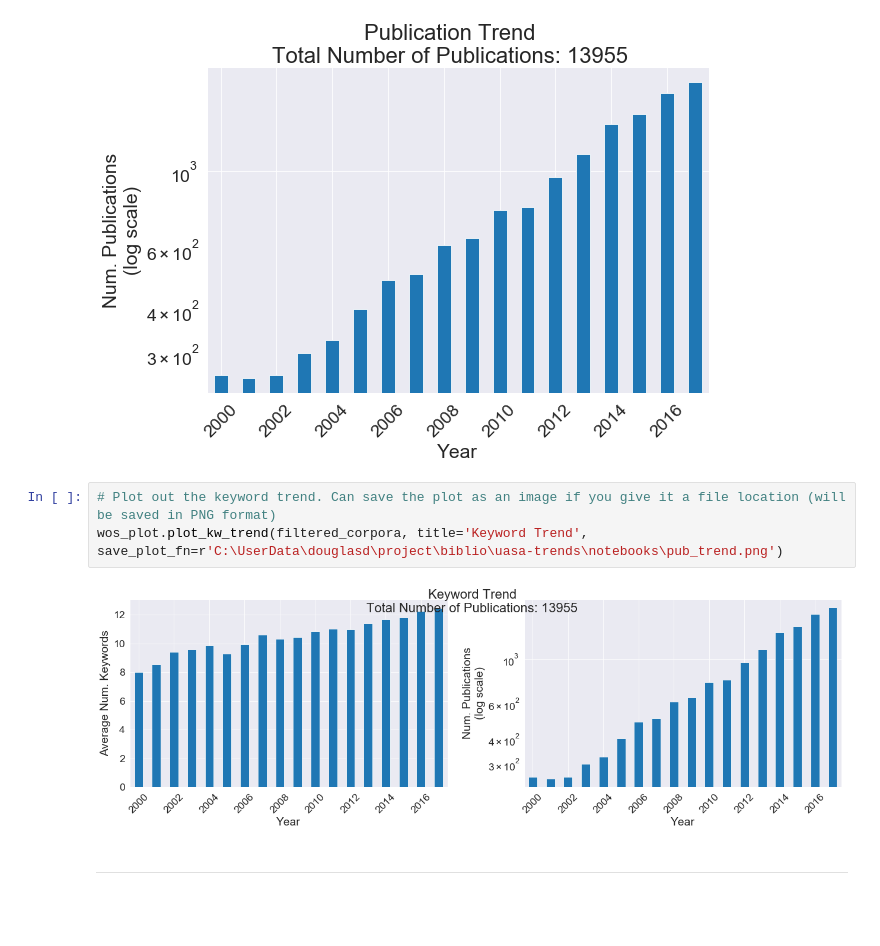
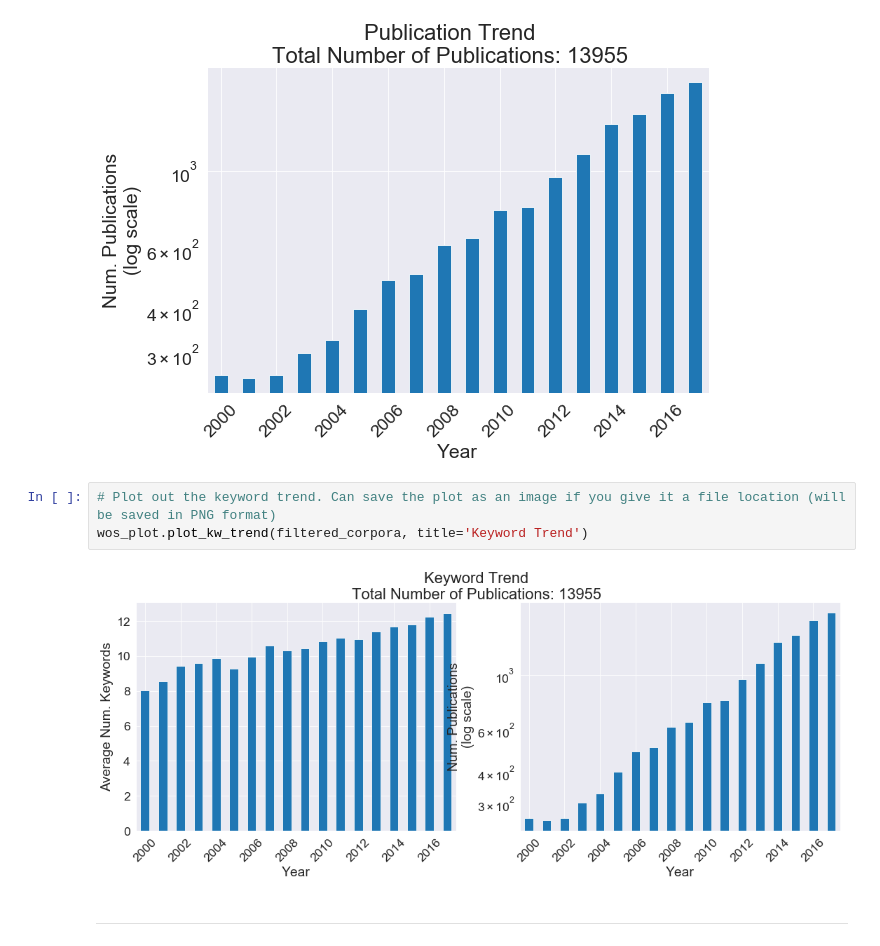
Before and after one commit to frog7/uasa-trends, a Jupyter notebook: notebooks/Topic modelling and criteria matches.ipynb, the cells around one changed output. Saved outputs shown, nothing was run; the diff lists cells and outputs as text; blank space fills up the shorter version.

```diff
--- a/notebooks/Topic modelling and criteria matches.ipynb
+++ b/notebooks/Topic modelling and criteria matches.ipynb
@@ -74,9 +74,9 @@ wos_plot.plot_pub_trend(filtered_corpora, title='Publication Trend', save_plot_f
 [figure]
 # %%
 # Plot out the keyword trend. Can save the plot as an image if you give it a file location (will be saved in PNG format)
-wos_plot.plot_kw_trend(filtered_corpora, title='Keyword Trend', save_plot_fn=r'C:\UserData\douglasd\project\biblio\uasa-trends\notebooks\pub_trend.png')
+wos_plot.plot_kw_trend(filtered_corpora, title='Keyword Trend')
 # %% [output]
-[figure, old version]
+[figure, new version]
 # %% [markdown]
 <hr>
 # %% [markdown]
```
Also changed, not shown: parts of 15 cells of this notebook.
